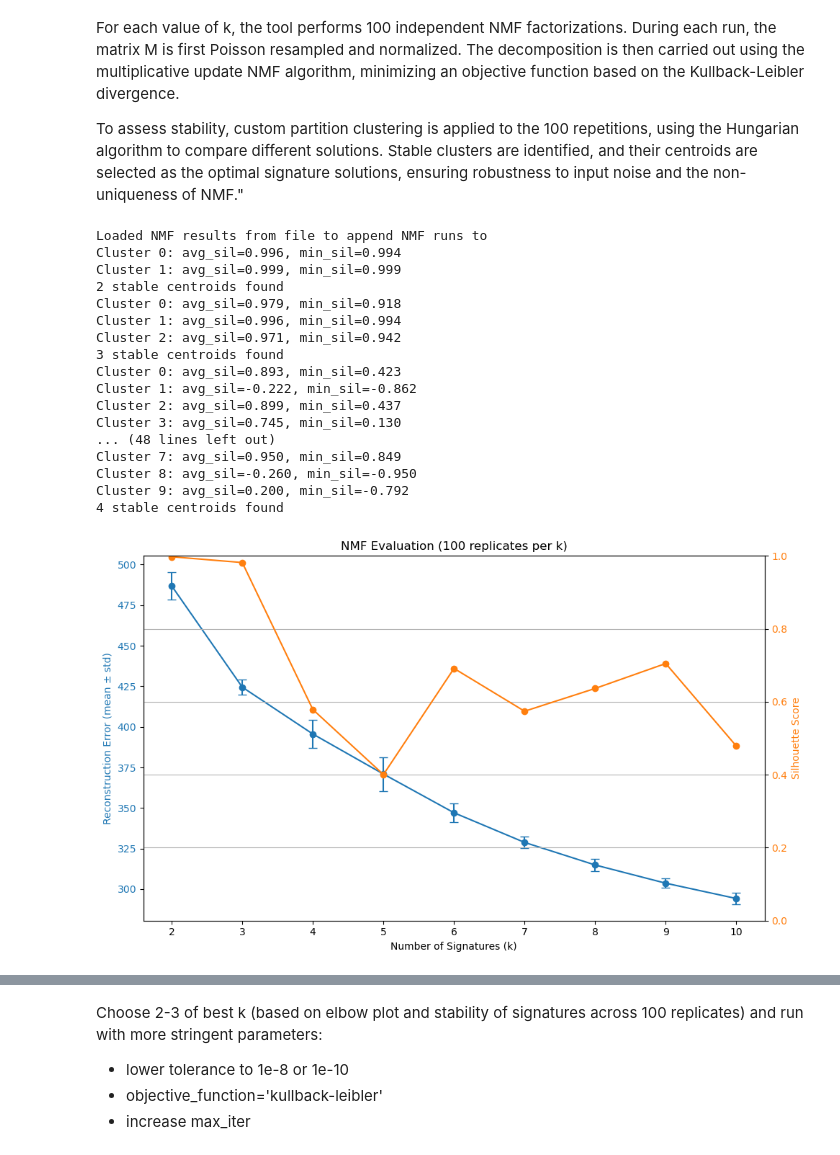
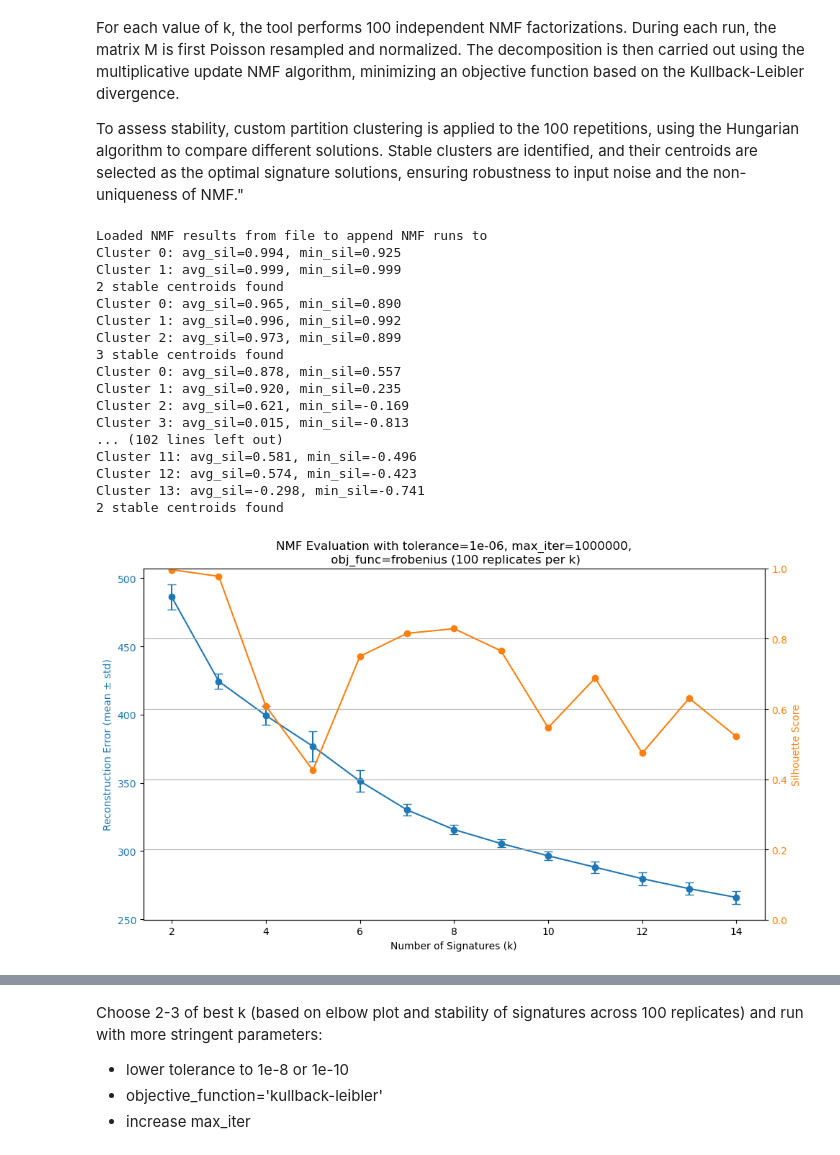
Before and after one commit to CNsquared/breast-cancer-team-1, a Jupyter notebook: project-3/notebooks/makefigs/01_nmf_k_selection.ipynb, the cells around one changed output, grey strips where cells are left out. Drawn from its saved outputs; the diff is of its cells as text; code cells hidden in the pictures.

```diff
--- a/project-3/notebooks/makefigs/01_nmf_k_selection.ipynb
+++ b/project-3/notebooks/makefigs/01_nmf_k_selection.ipynb
@@ -38,8 +38,10 @@ NMF_PARAMS = {
 df_sbs = pd.read_csv('data/processed/BRCA.SBS96.all', sep='\t', index_col=0)
 X = np.array(df_sbs)
 
-file = 'data/nmf_runs/01_nmf_k_selection_K2-10_1E-7.runs'
-#file = 'data/nmf_runs/01_nmf_k_selection.runs'
+#file = 'data/nmf_runs/01_nmf_k_selection_K2-10_1E-8_KL.runs'
+#file = 'data/nmf_runs/01_nmf_k_selection_K2-10_1E-7_KL.runs'
+#file = 'data/nmf_runs/01_nmf_k_selection_K2-10_1E-7.runs'
+file = 'data/nmf_runs/01_nmf_k_selection.runs'
 with open(file, 'rb') as f:
     results = pickle.load(f)
     print('Loaded NMF results from file to append NMF runs to', flush=True)
@@ -80,49 +82,49 @@ for k, res in cleaned_results.items():
     }
 # %% [output]
 Loaded NMF results from file to append NMF runs to
-Cluster 0: avg_sil=0.996, min_sil=0.994
+Cluster 0: avg_sil=0.994, min_sil=0.925
 Cluster 1: avg_sil=0.999, min_sil=0.999
 2 stable centroids found
-Cluster 0: avg_sil=0.979, min_sil=0.918
-Cluster 1: avg_sil=0.996, min_sil=0.994
-Cluster 2: avg_sil=0.971, min_sil=0.942
+Cluster 0: avg_sil=0.965, min_sil=0.890
+Cluster 1: avg_sil=0.996, min_sil=0.992
+Cluster 2: avg_sil=0.973, min_sil=0.899
 3 stable centroids found
-Cluster 0: avg_sil=0.893, min_sil=0.423
-Cluster 1: avg_sil=-0.222, min_sil=-0.862
-Cluster 2: avg_sil=0.899, min_sil=0.437
-Cluster 3: avg_sil=0.745, min_sil=0.130
-... (48 lines left out)
-Cluster 7: avg_sil=0.950, min_sil=0.849
-Cluster 8: avg_sil=-0.260, min_sil=-0.950
-Cluster 9: avg_sil=0.200, min_sil=-0.792
-4 stable centroids found
+Cluster 0: avg_sil=0.878, min_sil=0.557
+Cluster 1: avg_sil=0.920, min_sil=0.235
+Cluster 2: avg_sil=0.621, min_sil=-0.169
+Cluster 3: avg_sil=0.015, min_sil=-0.813
+... (102 lines left out)
+Cluster 11: avg_sil=0.581, min_sil=-0.496
+Cluster 12: avg_sil=0.574, min_sil=-0.423
+Cluster 13: avg_sil=-0.298, min_sil=-0.741
+2 stable centroids found
 # %%
 # Extract data
 ks = sorted(cleaned_results.keys())
 mean_errors = [cleaned_results[k]['err_all'].mean() for k in ks]
 std_errors = [cleaned_results[k]['err_all'].std() for k in ks]
 sil_scores = [consensus_results[k]['sil_score_s'] for k in ks if k in consensus_results]
 
 # Create plot
 fig, ax1 = plt.subplots(figsize=(10, 6))
 
 # Left y-axis: reconstruction error
 ax1.errorbar(ks, mean_errors, yerr=std_errors, fmt='-o', color='tab:blue', capsize=4, label='Reconstruction Error')
 ax1.set_xlabel('Number of Signatures (k)')
 ax1.set_ylabel('Reconstruction Error (mean ± std)', color='tab:blue')
 ax1.tick_params(axis='y', labelcolor='tab:blue')
 
 # Right y-axis: silhouette score
 ax2 = ax1.twinx()
 ax2.plot(ks, sil_scores, marker='o', color='tab:orange', label='Silhouette Score')
 ax2.set_ylabel('Silhouette Score', color='tab:orange')
 ax2.tick_params(axis='y', labelcolor='tab:orange')
 ax2.set_ylim(0, 1)
 
 # Title and layout
-plt.title(f'NMF Evaluation ({NMF_PARAMS["num_factorizations"]} replicates per k)')
+plt.title(f'NMF Evaluation with tolerance={NMF_PARAMS['tolerance']}, max_iter={NMF_PARAMS['max_iter']},\n obj_func={NMF_PARAMS['objective_function']} ({NMF_PARAMS["num_factorizations"]} replicates per k)')
 fig.tight_layout()
 plt.grid(True)
 plt.show()
 # %% [output]
-[figure, old version]
+[figure, new version]
```
Also changed, not shown: parts of 3 cells of this notebook, 6 other files.
